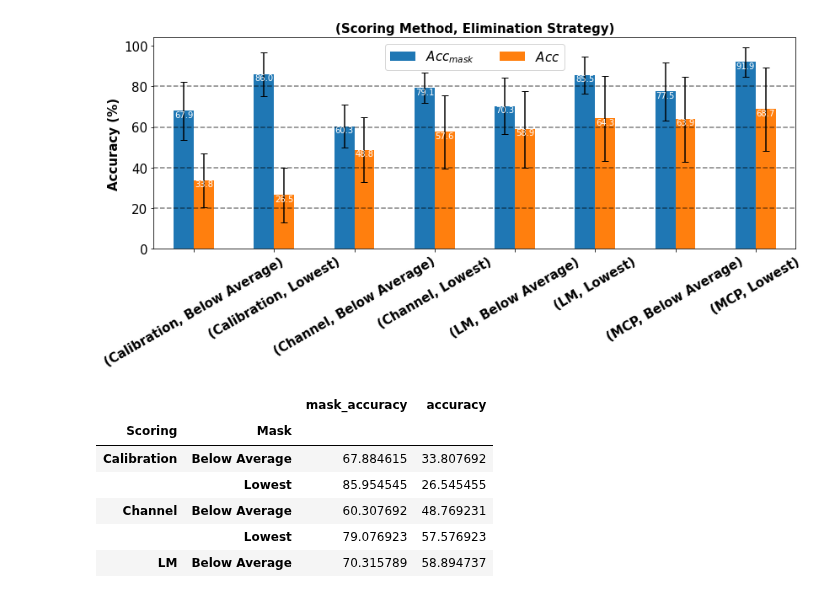
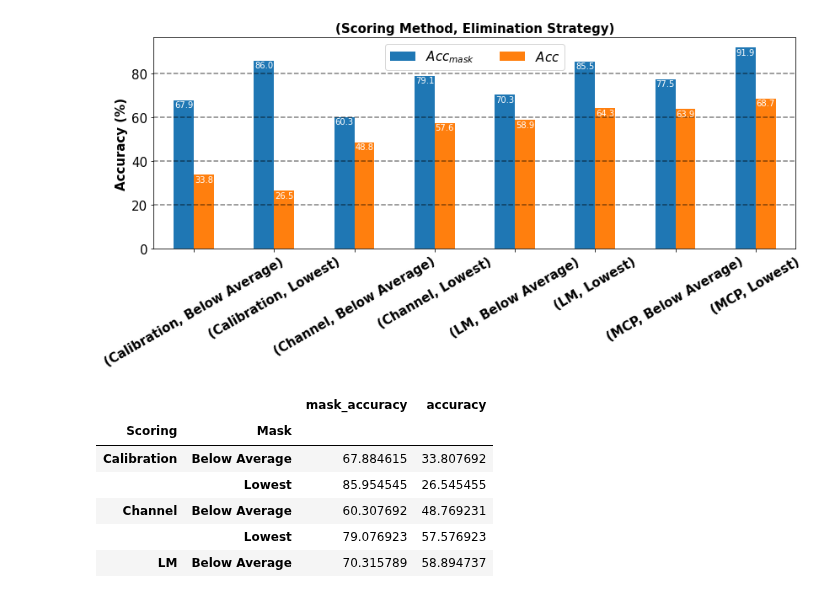
Before and after one commit to KasMasVan/csr_exp_resource_index, a Jupyter notebook: results/mask/mask.ipynb, the cells around one changed output. Drawn from its saved outputs; the diff is of its cells as text; code cells hidden in the pictures.

```diff
--- a/results/mask/mask.ipynb
+++ b/results/mask/mask.ipynb
@@ -44,36 +44,36 @@ for df in [poe_mean, poe_std]:
 
 # plot bar
 fig, ax = plt.subplots(figsize=(12, 6))
 font_size = 15
 h_lines = [20, 40, 60, 80]
 poe_mean.plot.bar(
                   ax=ax,
-                  yerr=poe_std,
+                #   yerr=poe_std,
                   capsize=4,
                   rot=30,
                   )
 # set legend in two columns
 ax.legend(["$Acc_{mask}$", "$Acc$"], fontsize=font_size, ncol=2)
 ax.set_ylabel("Accuracy (%)", fontsize=font_size, weight="bold")
 ax.set_xlabel("")
 ax.set_xticklabels(ax.get_xticklabels(), fontsize=font_size, weight="bold")
 # convert yticks to int
 ax.set_yticklabels([f"{int(tick)}" for tick in ax.get_yticks()], fontsize=font_size)
 # ax.set_ylim(0, 100)
 ax.set_title(f"(Scoring Method, Elimination Strategy)", fontsize=font_size, weight="bold")
 # plot numbers on each bar
 for p in ax.patches:
     ax.annotate(f"{p.get_height():.1f}",
                 (p.get_x() + p.get_width() / 2., p.get_height() - 6),
                 color='white',
                 fontsize=10,
                 ha='center', va='center', xytext=(0, 10), textcoords='offset points')
 for line in h_lines:
     ax.axhline(line, color="black", linestyle="--", alpha=0.5)
 plt.tight_layout()
-plt.savefig("mask.png", dpi=300, bbox_inches='tight')
+# plt.savefig("mask.png", dpi=300, bbox_inches='tight')
 # %% [output]
-[figure, old version]
+[figure, new version]
 # %%
 poe_mean
 # %% [output]
```
Also changed, not shown: 6 other files.
